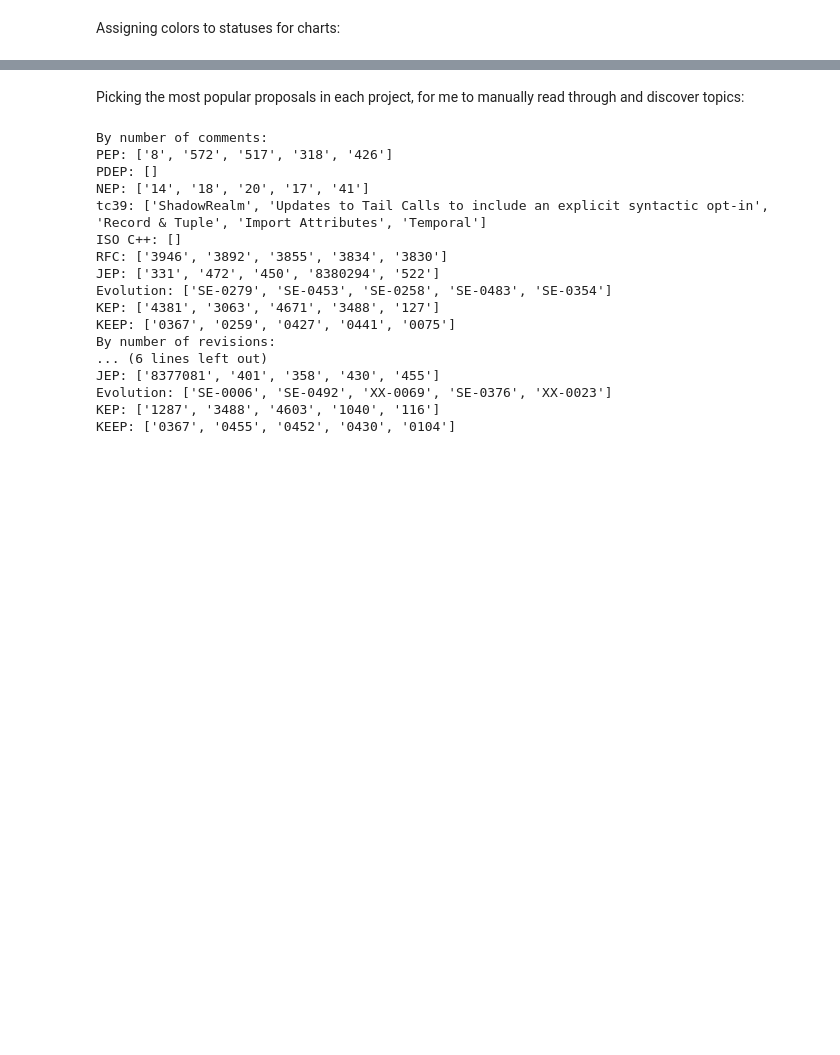
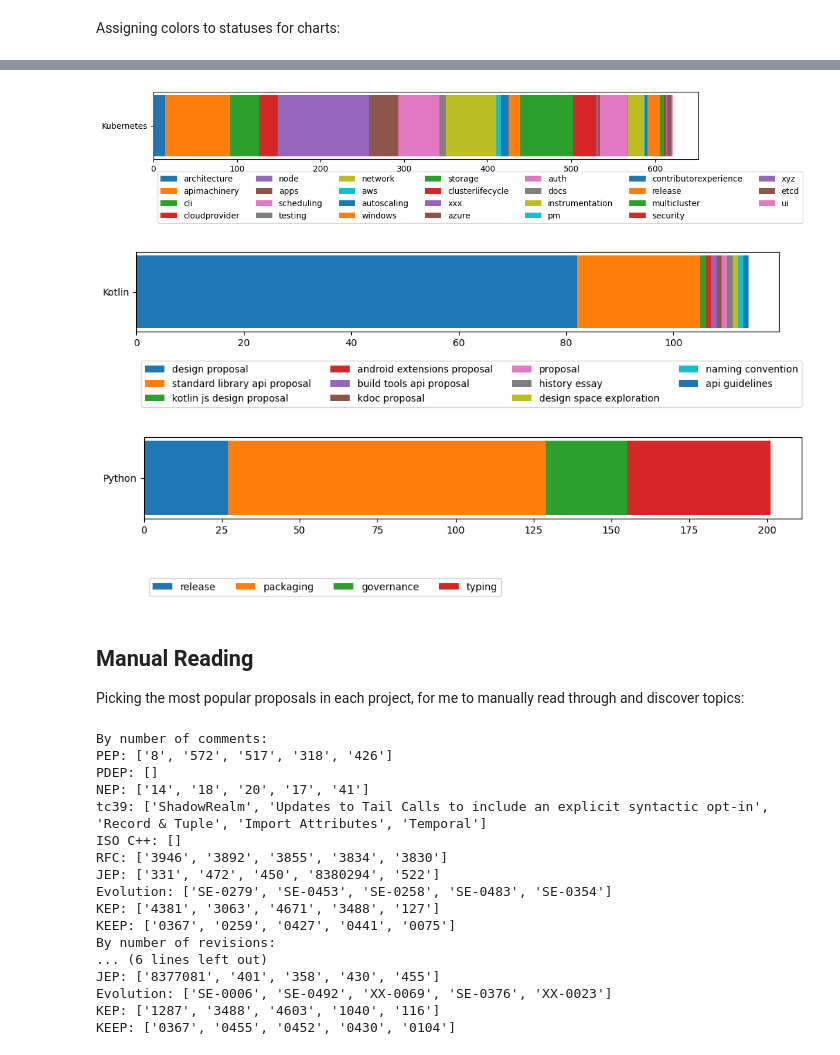
Before and after one commit to StijnRis/cse3000-sep, a Jupyter notebook: rq4-nep-jep/analysis.ipynb, the cells around one changed output, grey strips where cells are left out. Cells and saved outputs as stored; diff of their text form; code cells hidden in the pictures; blank space fills up the shorter version.

```diff
--- a/rq4-nep-jep/analysis.ipynb
+++ b/rq4-nep-jep/analysis.ipynb
@@ -123,4 +151,25 @@ Status proportions (better view of small ones):
+# %%
+for proj_id in projects_with_topics:
+  topic_counts = Counter[str]()
+  for prop in proposals_with_topics:
+    if prop.project_id == proj_id:
+      assert prop.topic, f'Fetched proposal with no topic ({proj_id}, {prop.proposal_id})'
+      for topic in re.split(r', | / ', prop.topic):
+        topic_counts[topic.lower().replace('-', '')] += 1
+  plt.figure(figsize=(12, 1.5))
+  offset = 0
+  for topic, count in topic_counts.items():
+    _ = plt.barh([projects[proj_id].project_name], [count], left=offset, label=topic)
+    offset += count
+  _ = plt.legend(loc='lower left', bbox_to_anchor=(0, -1), ncol={0:4, 8:7, 9:4}[proj_id])
+plt.show()
+# %% [output]
+[figure, added]
+[figure, added]
+[figure, added]
 # %% [markdown]
+## Manual Reading
+
 Picking the most popular proposals in each project, for me to manually read through and discover topics:
 # %%
 from sqlalchemy import func, text
```
Also changed, not shown: parts of 40 cells of this notebook, 3 other files.
